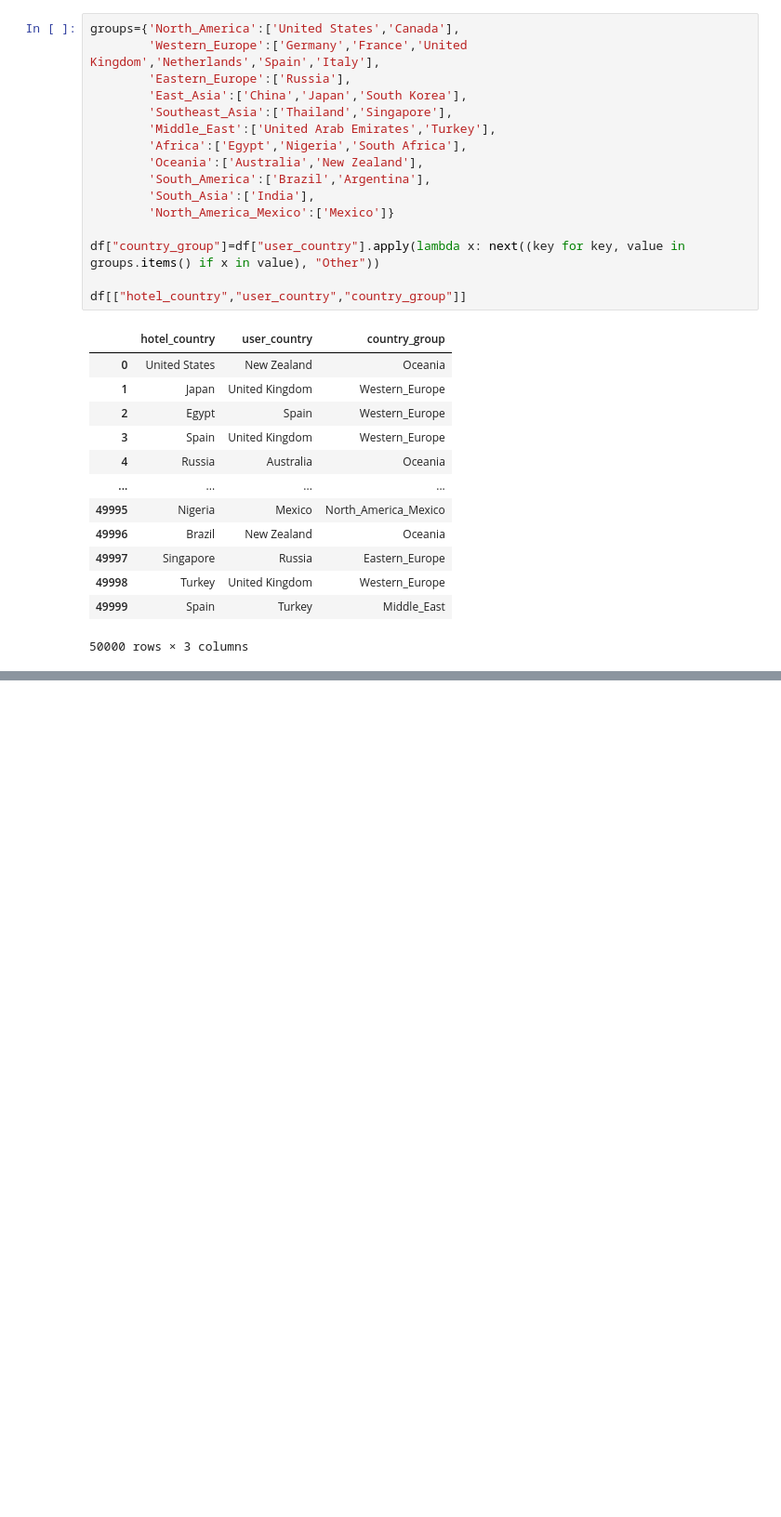
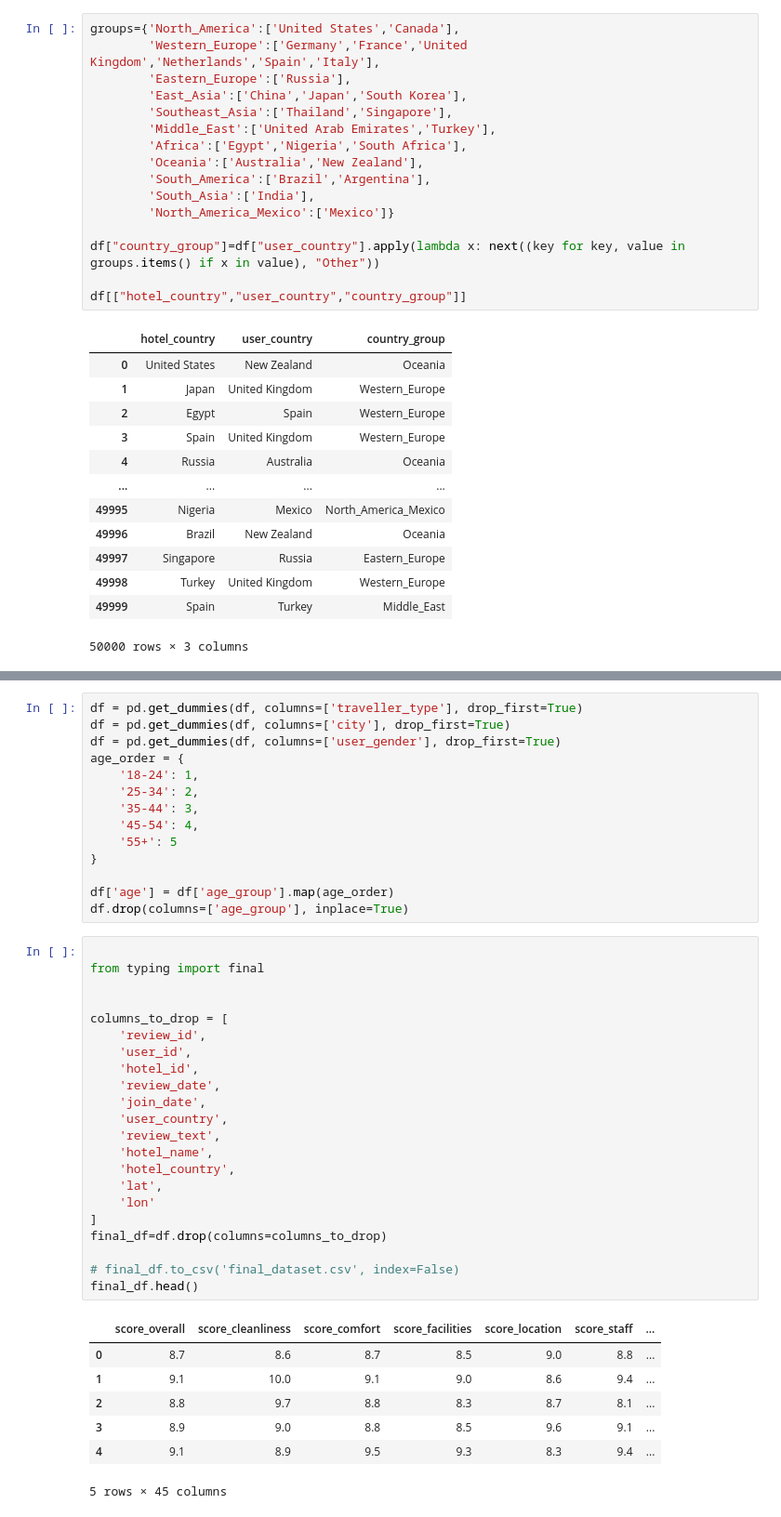
Before and after one commit to quadrefolio/ACL, a Jupyter notebook: main.ipynb, the cells around one changed output, grey strips where cells are left out. Shown at 93% size. Saved outputs shown, nothing was run; the diff lists cells and outputs as text; blank space fills up the shorter version.

```diff
--- a/main.ipynb
+++ b/main.ipynb
@@ -141,0 +236,44 @@ array(['New York', 'London', 'Paris', 'Tokyo', 'Dubai', 'Singapore',
+# %%
+df = pd.get_dummies(df, columns=['traveller_type'], drop_first=True)
+df = pd.get_dummies(df, columns=['city'], drop_first=True)
+df = pd.get_dummies(df, columns=['user_gender'], drop_first=True)
+age_order = {
+    '18-24': 1,
+    '25-34': 2,
+    '35-44': 3,
+    '45-54': 4,
+    '55+': 5
+}
+
+df['age'] = df['age_group'].map(age_order)
+df.drop(columns=['age_group'], inplace=True)
+# %%
+
+from typing import final
+
+
+columns_to_drop = [
+    'review_id',
+    'user_id',
+    'hotel_id',
+    'review_date',
+    'join_date',
+    'user_country',
+    'review_text',
+    'hotel_name',
+    'hotel_country',
+    'lat',
+    'lon'
+]
+final_df=df.drop(columns=columns_to_drop)
+
+# final_df.to_csv('final_dataset.csv', index=False)
+final_df.head()
+# %% [output]
+|  | score_overall | score_cleanliness | score_comfort | score_facilities | score_location | score_staff | ... |
+| 0 | 8.7 | 8.6 | 8.7 | 8.5 | 9.0 | 8.8 | ... |
+| 1 | 9.1 | 10.0 | 9.1 | 9.0 | 8.6 | 9.4 | ... |
+| 2 | 8.8 | 9.7 | 8.8 | 8.3 | 8.7 | 8.1 | ... |
+| 3 | 8.9 | 9.0 | 8.8 | 8.5 | 9.6 | 9.1 | ... |
+| 4 | 9.1 | 8.9 | 9.5 | 9.3 | 8.3 | 9.4 | ... |
+5 rows × 45 columns
```
Also changed, not shown: parts of 11 cells of this notebook, 3 other files.
